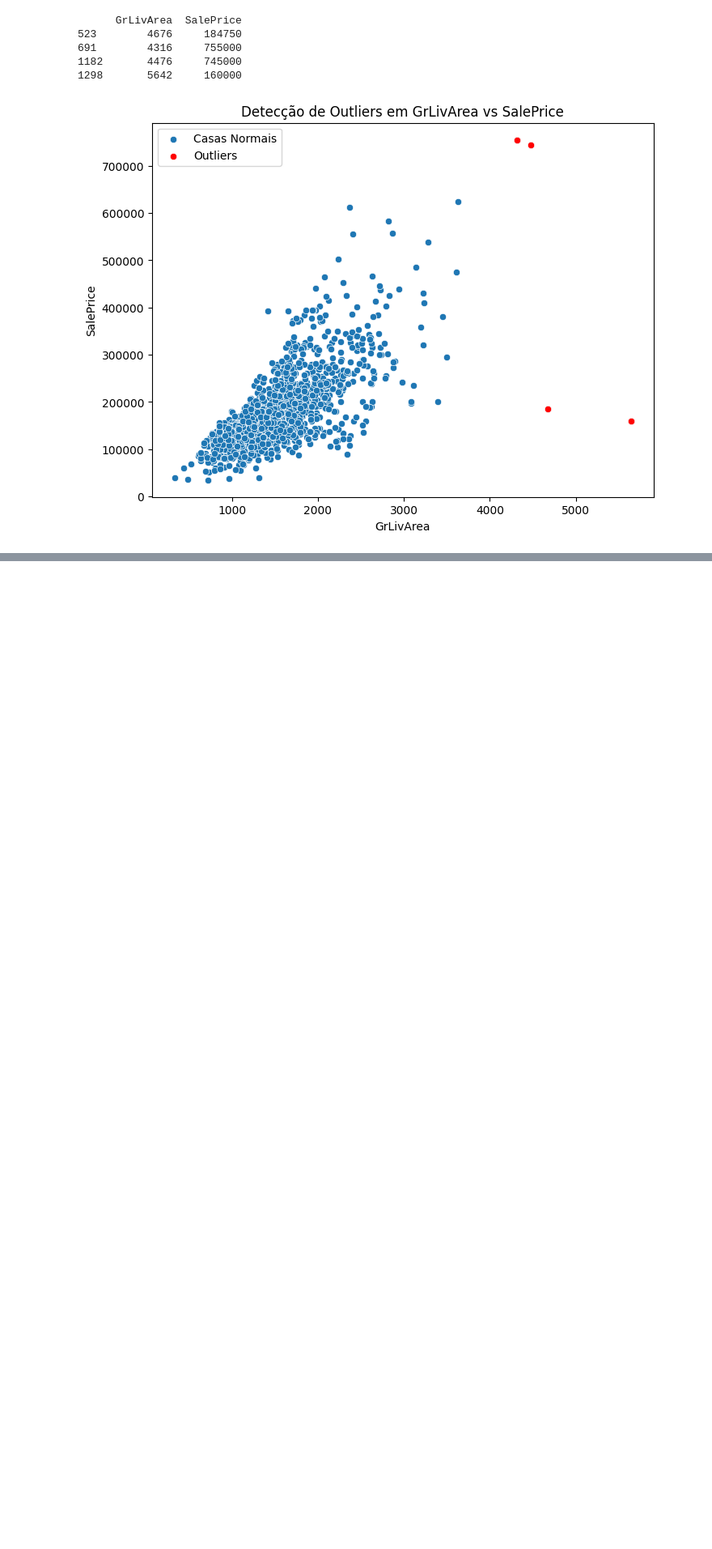
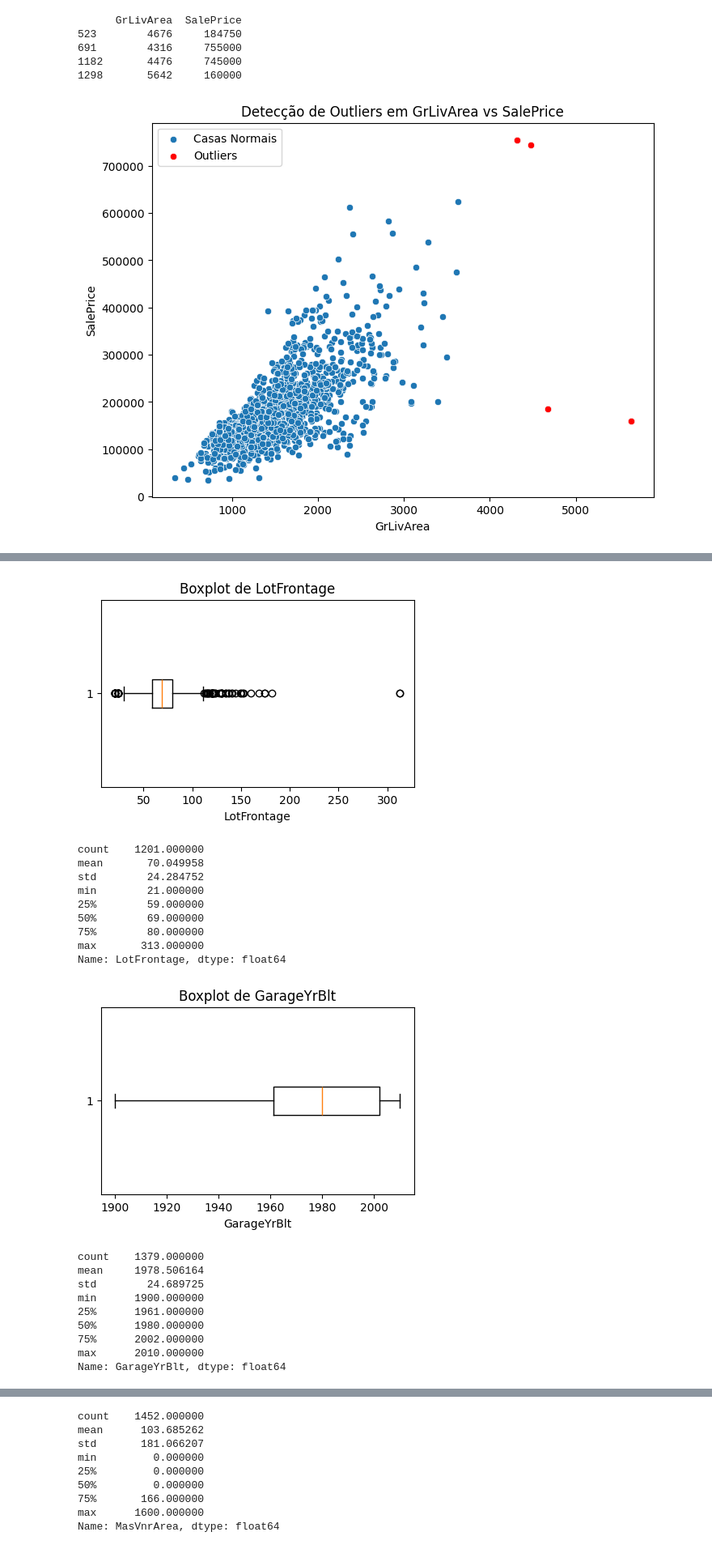
Before and after one commit to KalebeSouza-dev/Projeto-Regressao-HousePrices, a Jupyter notebook: analise.ipynb, the cells around one changed output, grey strips where cells are left out. Shown: that part at 81% size. Cells and saved outputs as stored; diff of their text form; code cells hidden in the pictures; blank space fills up the shorter version.

```diff
--- a/analise.ipynb
+++ b/analise.ipynb
@@ -295,0 +301,4 @@ plt.show()
+# %%
+missing = df.isnull().sum()
+missing = missing[missing > 0].sort_values(ascending=False)
+missing
@@ -295,0 +350,3 @@ plt.show()
+# %%
+missing_cols = list(missing.index)
+missing_cols
@@ -295,0 +373,8 @@ plt.show()
+# %%
+categorical_missing = [col for col in missing_cols if df[col].dtype == 'object']
+
+
+for col in categorical_missing:
+    df[col] = df[col].fillna("NA")
+
+categorical_missing
@@ -295,0 +407,31 @@ plt.show()
+# %%
+numerical_missing = ['LotFrontage', 'GarageYrBlt', "MasVnrArea"]
+for nm in numerical_missing:
+    plt.figure(figsize=(5,3))
+    plt.boxplot(df[nm].dropna(), vert=False)
+    plt.xlabel(nm)
+    plt.title(f"Boxplot de {nm}")
+    plt.show()
+
+    print(df[nm].describe())
+# %% [output]
+[figure, added]
+count    1201.000000
+mean       70.049958
+std        24.284752
+min        21.000000
+25%        59.000000
+50%        69.000000
+75%        80.000000
+max       313.000000
+Name: LotFrontage, dtype: float64
+[figure, added]
+count    1379.000000
+mean     1978.506164
+std        24.689725
+min      1900.000000
+25%      1961.000000
+50%      1980.000000
+75%      2002.000000
+max      2010.000000
+Name: GarageYrBlt, dtype: float64
@@ -295,0 +439,9 @@ plt.show()
+count    1452.000000
+mean      103.685262
+std       181.066207
+min         0.000000
+25%         0.000000
+50%         0.000000
+75%       166.000000
+max      1600.000000
+Name: MasVnrArea, dtype: float64
```
Also changed, not shown: parts of 7 cells of this notebook.
